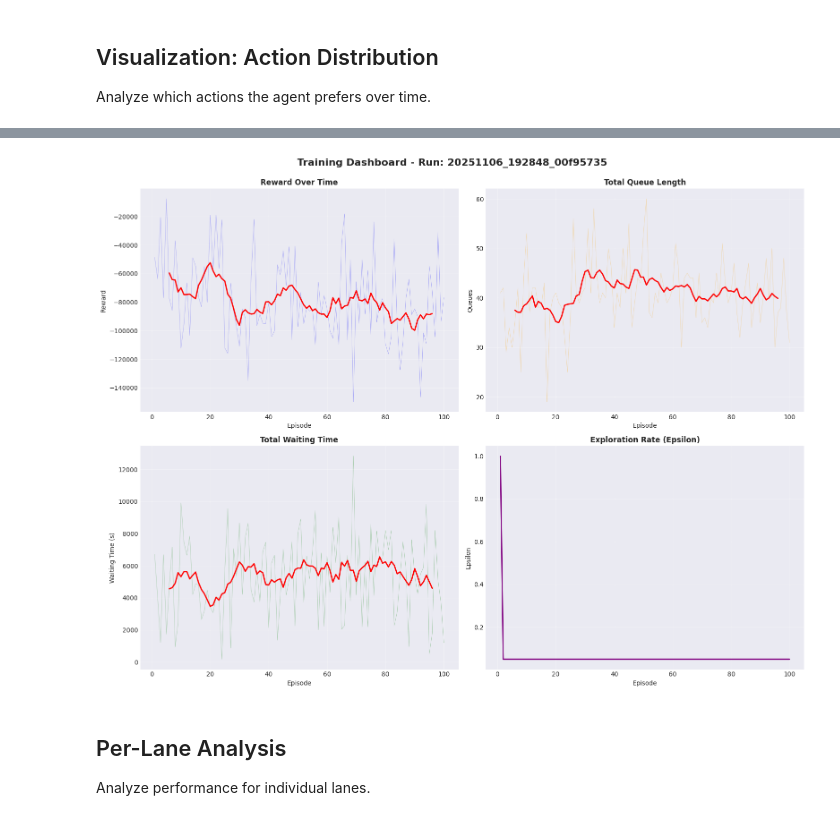
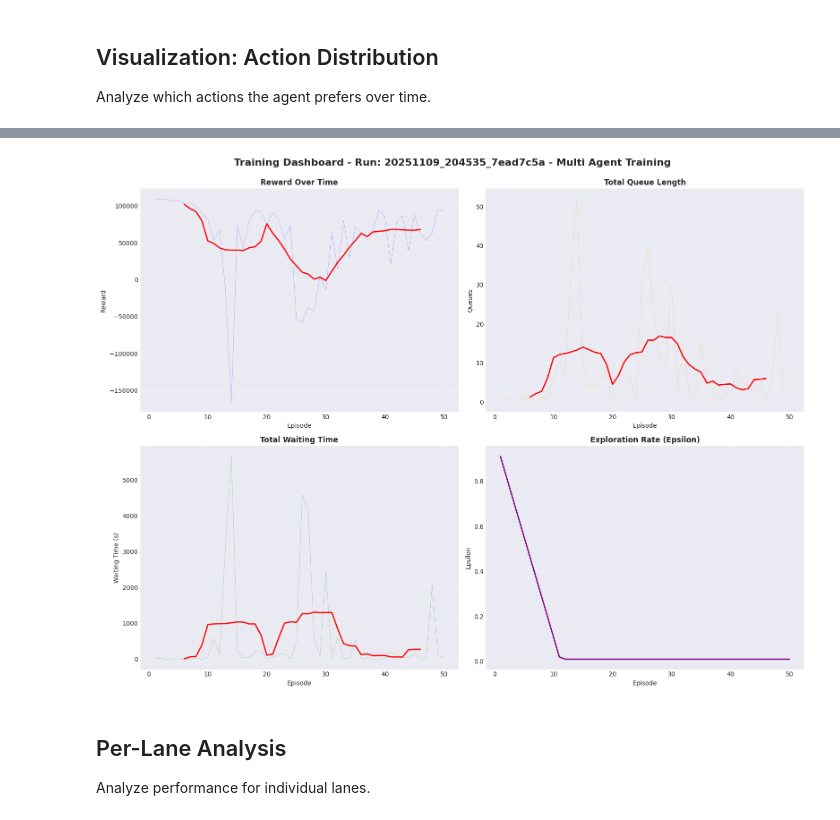
Before and after one commit to Arthurs101/ReinforcedLearningLabs, a Jupyter notebook: analyze_training.ipynb, the cells around one changed output, grey strips where cells are left out. Drawn from its saved outputs; the diff is of its cells as text; code cells hidden in the pictures.

```diff
--- a/analyze_training.ipynb
+++ b/analyze_training.ipynb
@@ -58,10 +58,16 @@ def load_metrics(run_id: Optional[str] = None) -> tuple[Dict, Dict, Path]:
     return metrics, config, run_dir
 
 # Load metrics (change run_id to analyze a specific run)
-RUN_ID = None  # Set to specific run_id like "20251106_181903_0af7387f" or None for most recent
+# Set to None to load most recent, or specify a run_id like "20251109_204535_7ead7c5a"
+RUN_ID = "20251109_204535_7ead7c5a"  # Change to specific run_id or None for most recent
 metrics, config, run_dir = load_metrics(RUN_ID)
+
+df = None  # Will hold episode-level DataFrame once constructed
 
 print(f"\nLoaded metrics for run: {metrics.get('run_id', 'unknown')}")
 print(f"Mode: {metrics.get('mode', 'unknown')}")
 print(f"Episodes: {metrics.get('episodes', 0)}")
+if metrics.get('mode') == 'multi_agent_training':
+    print(f"Number of agents: {metrics.get('num_agents', 0)}")
+    print(f"Agent IDs: {metrics.get('tls_ids', [])}")
 # %% [output]
@@ -188,14 +309,17 @@ Plot episode rewards to see learning progress.
 if df is not None:
     fig, ax = plt.subplots(figsize=(12, 6))
 
-    ax.plot(df['episode'], df['reward'], alpha=0.3, label='Episode Reward', color='blue', linewidth=0.5)
+    reward_col = 'reward' if 'reward' in df.columns else 'total_reward'
+    title_suffix = ' (Multi-Agent)' if metrics.get('mode') == 'multi_agent_training' else ''
+
+    ax.plot(df['episode'], df[reward_col], alpha=0.3, label='Episode Reward', color='blue', linewidth=0.5)
     if 'reward_ma' in df.columns:
         ax.plot(df['episode'], df['reward_ma'], label=f'Moving Average (window={window})',
                 color='red', linewidth=2)
 
     ax.set_xlabel('Episode', fontsize=12)
     ax.set_ylabel('Reward', fontsize=12)
-    ax.set_title('Training Reward Over Time', fontsize=14, fontweight='bold')
+    ax.set_title(f'Training Reward Over Time{title_suffix}', fontsize=14, fontweight='bold')
     ax.legend()
     ax.grid(True, alpha=0.3)
 
@@ -358,47 +487,63 @@ else:
 # %%
 if df is not None:
     fig, axes = plt.subplots(2, 2, figsize=(16, 12))
 
+    reward_col = 'reward' if 'reward' in df.columns else 'total_reward'
+    epsilon_col = 'epsilon' if 'epsilon' in df.columns else 'avg_epsilon'
+
     # Reward
-    axes[0, 0].plot(df['episode'], df['reward'], alpha=0.3, color='blue', linewidth=0.5)
+    axes[0, 0].plot(df['episode'], df[reward_col], alpha=0.3, color='blue', linewidth=0.5)
     if 'reward_ma' in df.columns:
         axes[0, 0].plot(df['episode'], df['reward_ma'], color='red', linewidth=2)
     axes[0, 0].set_title('Reward Over Time', fontweight='bold')
     axes[0, 0].set_xlabel('Episode')
     axes[0, 0].set_ylabel('Reward')
     axes[0, 0].grid(True, alpha=0.3)
 
     # Queues
-    axes[0, 1].plot(df['episode'], df['total_queues'], alpha=0.3, color='orange', linewidth=0.5)
-    if 'queues_ma' in df.columns:
-        axes[0, 1].plot(df['episode'], df['queues_ma'], color='red', linewidth=2)
-    axes[0, 1].set_title('Total Queue Length', fontweight='bold')
-    axes[0, 1].set_xlabel('Episode')
-    axes[0, 1].set_ylabel('Queues')
-    axes[0, 1].grid(True, alpha=0.3)
+    if 'total_queues' in df.columns:
+        axes[0, 1].plot(df['episode'], df['total_queues'], alpha=0.3, color='orange', linewidth=0.5)
+        if 'queues_ma' in df.columns:
+            axes[0, 1].plot(df['episode'], df['queues_ma'], color='red', linewidth=2)
+        axes[0, 1].set_title('Total Queue Length', fontweight='bold')
+        axes[0, 1].set_xlabel('Episode')
+        axes[0, 1].set_ylabel('Queues')
+        axes[0, 1].grid(True, alpha=0.3)
+    else:
+        axes[0, 1].text(0.5, 0.5, 'No queue data', ha='center', va='center', transform=axes[0, 1].transAxes)
+        axes[0, 1].set_title('Total Queue Length', fontweight='bold')
 
     # Waiting Time
-    axes[1, 0].plot(df['episode'], df['total_waiting_time'], alpha=0.3, color='green', linewidth=0.5)
-    if 'waiting_ma' in df.columns:
-        axes[1, 0].plot(df['episode'], df['waiting_ma'], color='red', linewidth=2)
-    axes[1, 0].set_title('Total Waiting Time', fontweight='bold')
-    axes[1, 0].set_xlabel('Episode')
-    axes[1, 0].set_ylabel('Waiting Time (s)')
-    axes[1, 0].grid(True, alpha=0.3)
+    if 'total_waiting_time' in df.columns:
+        axes[1, 0].plot(df['episode'], df['total_waiting_time'], alpha=0.3, color='green', linewidth=0.5)
+        if 'waiting_ma' in df.columns:
+            axes[1, 0].plot(df['episode'], df['waiting_ma'], color='red', linewidth=2)
+        axes[1, 0].set_title('Total Waiting Time', fontweight='bold')
+        axes[1, 0].set_xlabel('Episode')
+        axes[1, 0].set_ylabel('Waiting Time (s)')
+        axes[1, 0].grid(True, alpha=0.3)
+    else:
+        axes[1, 0].text(0.5, 0.5, 'No waiting time data', ha='center', va='center', transform=axes[1, 0].transAxes)
+        axes[1, 0].set_title('Total Waiting Time', fontweight='bold')
 
     # Epsilon
-    axes[1, 1].plot(df['episode'], df['epsilon'], color='purple', linewidth=2)
-    axes[1, 1].set_title('Exploration Rate (Epsilon)', fontweight='bold')
-    axes[1, 1].set_xlabel('Episode')
-    axes[1, 1].set_ylabel('Epsilon')
-    axes[1, 1].grid(True, alpha=0.3)
+    if epsilon_col in df.columns:
+        axes[1, 1].plot(df['episode'], df[epsilon_col], color='purple', linewidth=2)
+        axes[1, 1].set_title('Exploration Rate (Epsilon)', fontweight='bold')
+        axes[1, 1].set_xlabel('Episode')
+        axes[1, 1].set_ylabel('Epsilon')
+        axes[1, 1].grid(True, alpha=0.3)
+    else:
+        axes[1, 1].text(0.5, 0.5, 'No epsilon data', ha='center', va='center', transform=axes[1, 1].transAxes)
+        axes[1, 1].set_title('Exploration Rate (Epsilon)', fontweight='bold')
 
-    plt.suptitle(f'Training Dashboard - Run: {metrics.get("run_id", "unknown")}',
+    mode_str = f" - {metrics.get('mode', 'unknown').replace('_', ' ').title()}"
+    plt.suptitle(f'Training Dashboard - Run: {metrics.get("run_id", "unknown")}{mode_str}',
                 fontsize=16, fontweight='bold', y=0.995)
     plt.tight_layout()
     plt.show()
 # %% [output]
-[figure, old version]
+[figure, new version]
 # %% [markdown]
 ## Per-Lane Analysis
 
```
Also changed, not shown: parts of 15 cells of this notebook, 20 other files.
